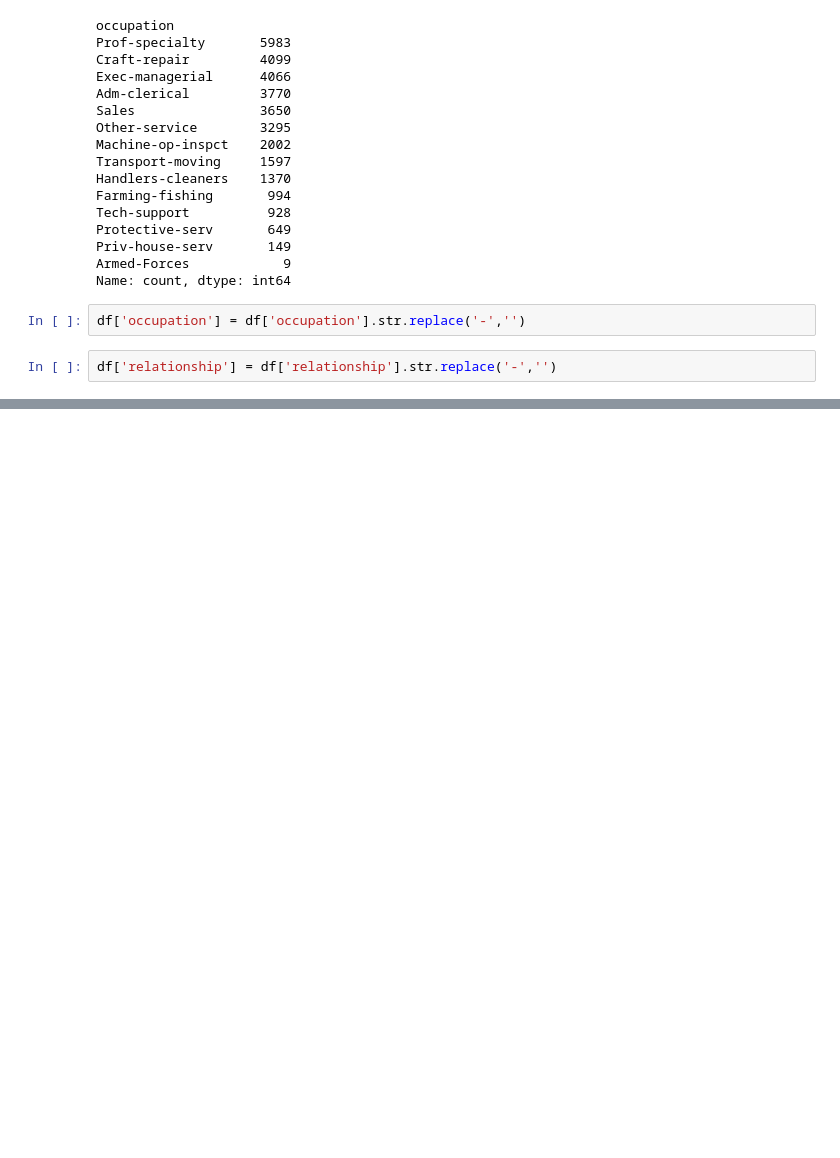
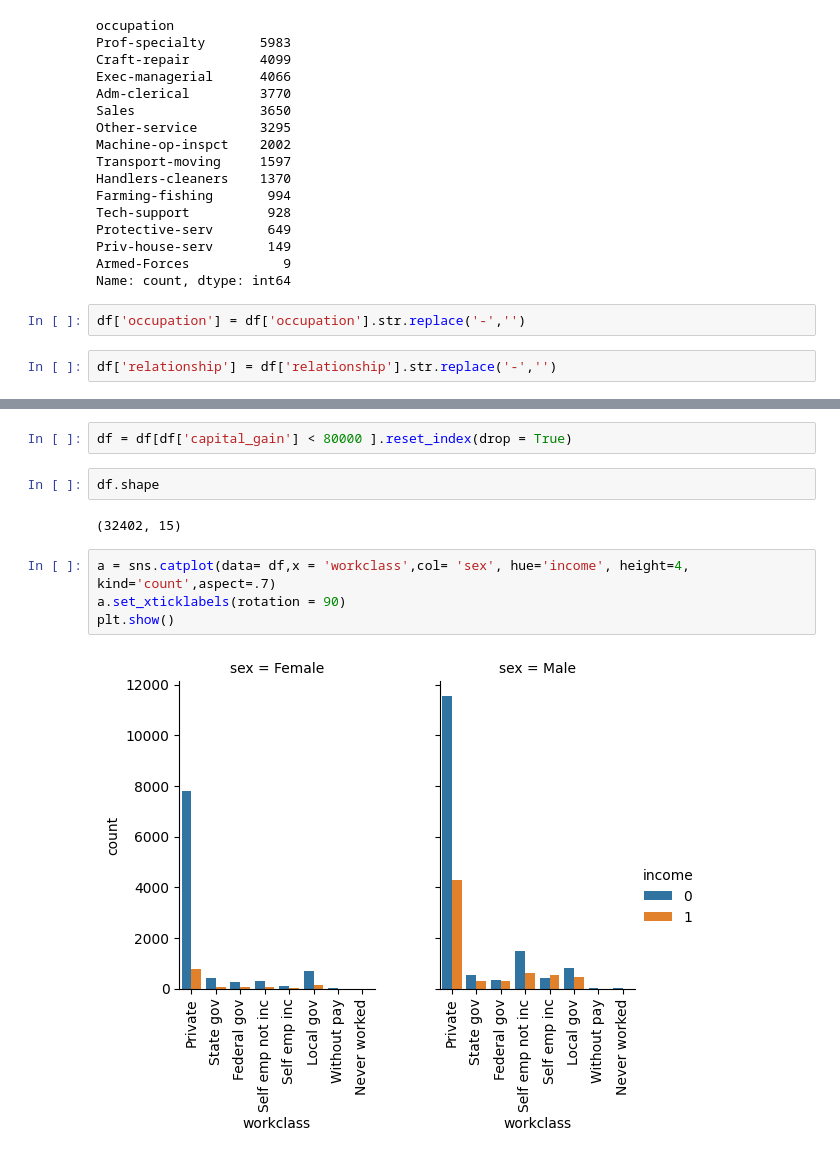
Before and after one commit to Bison619/Adult-Census-Income-Prediction, a Jupyter notebook: Income-pred.ipynb, the cells around one changed output, grey strips where cells are left out. Cells and saved outputs as stored; diff of their text form; blank space fills up the shorter version.

```diff
--- a/Income-pred.ipynb
+++ b/Income-pred.ipynb
@@ -186,0 +175,12 @@ array(['>50K'], dtype=object)
+# %%
+df = df[df['capital_gain'] < 80000 ].reset_index(drop = True)
+# %%
+df.shape
+# %% [output]
+(32402, 15)
+# %%
+a = sns.catplot(data= df,x = 'workclass',col= 'sex', hue='income', height=4, kind='count',aspect=.7)
+a.set_xticklabels(rotation = 90)
+plt.show()
+# %% [output]
+[figure, added]
```
Also changed, not shown: parts of 18 cells of this notebook.
